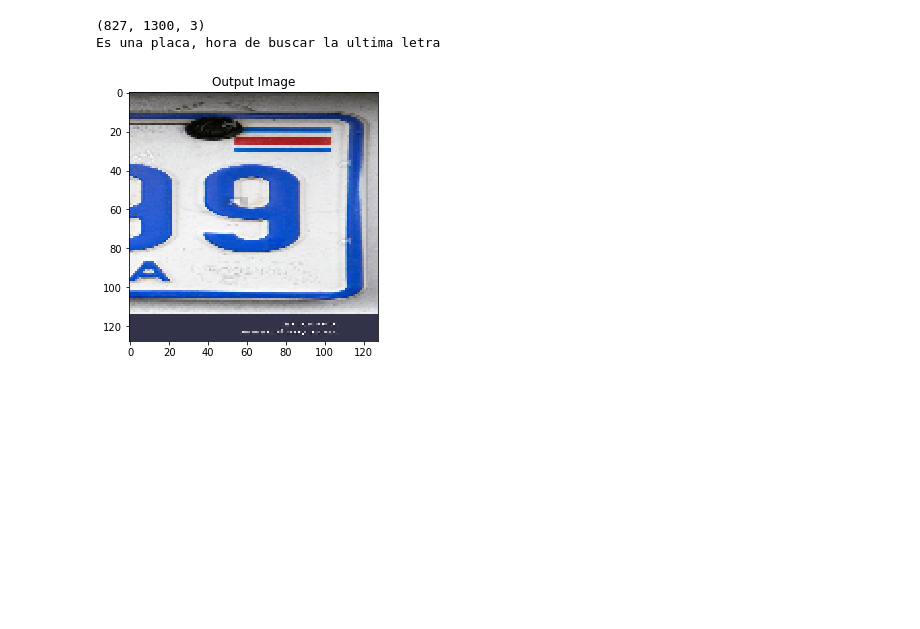
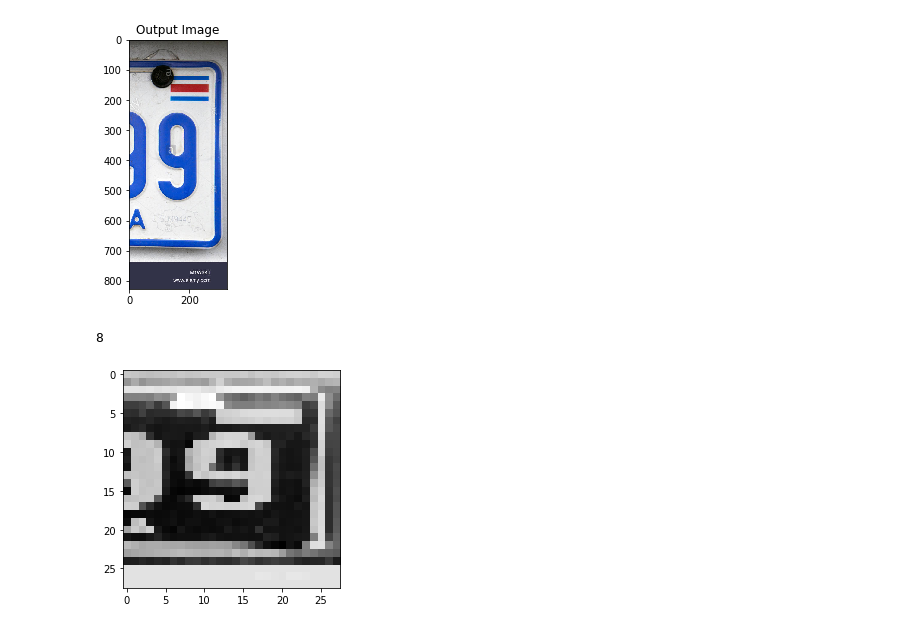
Before and after one commit to nerox/Proyecto-Final-HPES, a Jupyter notebook: Model_Loader_JETSON.ipynb, the cells around one changed output. Cells and saved outputs as stored; diff of their text form; code cells hidden in the pictures; blank space fills up the shorter version.

```diff
--- a/Model_Loader_JETSON.ipynb
+++ b/Model_Loader_JETSON.ipynb
@@ -7,7 +7,11 @@ import cv2
 import pickle
 import pandas as pd
 import json
+import matplotlib.pyplot as plt
+from skimage.color import rgb2gray
+
 from PIL import Image
+from skimage.transform import resize
 
 from tensorflow.keras.preprocessing.image import ImageDataGenerator
 from tensorflow.keras.models import Sequential
@@ -41,6 +45,31 @@ def load_first_model():
     model.load_weights(checkpoint_path)
     return model
 
+def load_second_model():
+    (x_train, y_train), (x_test, y_test) = tf.keras.datasets.mnist.load_data()
+    # Reshaping the array to 4-dims so that it can work with the Keras API
+    x_train = x_train.reshape(x_train.shape[0], 28, 28, 1)
+    x_test = x_test.reshape(x_test.shape[0], 28, 28, 1)
+    input_shape = (28, 28, 1)
+    # Making sure that the values are float so that we can get decimal points after division
+    x_train = x_train.astype('float32')
+    x_test = x_test.astype('float32')
+    # Normalizing the RGB codes by dividing it to the max RGB value.
+    x_train /= 255
+    x_test /= 255
+    # Creating a Sequential Model and adding the layers
+    model = Sequential()
+    model.add(Conv2D(28, kernel_size=(3,3), input_shape=input_shape))
+    model.add(MaxPooling2D(pool_size=(2, 2)))
+    model.add(Flatten()) # Flattening the 2D arrays for fully connected layers
+    model.add(Dense(128, activation=tf.nn.relu))
+    model.add(Dropout(0.2))
+    model.add(Dense(10,activation=tf.nn.softmax))
+    checkpoint_path = "/home/alejandro/Verny_Model/Model_Verny1.ckpt"
+
+    model.load_weights(checkpoint_path)
+    return model
+
 def get_image_in_format(filepath):
     im = np.array(Image.open(filepath))
     print(im.shape)
@@ -50,8 +79,24 @@ def get_image_in_format(filepath):
 def get_image(filepath):
     im = np.array(Image.open(filepath))
     return im
+def get_second_model_evaluation(image_original,model):
+    img_rows, img_cols = 28, 28
+    image_original_gray = rgb2gray(image_original)
+    image_original_gray_res = resize(image_original_gray, (28,28))
+
+    #image1 = image_original.reshape(367500, 28, 28,1)
+    #prediction = model.predict(r'C:\Users\vernyjmo\Google Drive\Maestria\5 Cuatrimestre\Reconocimiento de Patrones\Proyecto_Final\Numeros\1.jpg')
+
+    #print(prediction)
+
+    image_index = 3333
+    plt.imshow(image_original_gray_res.reshape(28, 28),cmap='Greys')
+    pred = model.predict(image_original_gray_res.reshape(1, img_rows, img_cols, 1))
+
+    return pred.argmax()
 def main():
     first_model=load_first_model()
+    second_model=load_second_model()
     #agregar funcionalidad de caputrar imagen.
     #por ahora estamos usando una imagen fija
     plate_image=get_image_in_format('/home/alejandro/placas/prueba10.jpg')
@@ -65,14 +110,16 @@ def main():
         x_point_bot = raw_image.shape[1]
         y_point_bot = raw_image.shape[0]
         plateImage = Image.fromarray(raw_image).crop((x_point_top, y_point_top, x_point_bot, y_point_bot))
-        plateImage=plateImage.resize((IMG_SIZE,IMG_SIZE))
-        #deberia hacer un llamado al modelo de verny
         fig, ax = plt.subplots(1, 1, constrained_layout=True)
+        print(type(plateImage))
         # Set title
         ax.set_title('Output Image')
         # Display the images
         ax.imshow(plateImage)
         plt.show()
+        #deberia hacer un llamado al modelo de verny
+        plate_number=get_second_model_evaluation(np.asarray(plateImage),second_model)
+        print(plate_number)
     else:
         print("No es placa")
 
@@ -101,3 +134,3 @@ W0824 18:38:43.858786 139961727289152 util.py:252] A checkpoint was restored (e.
+[figure, new version]
-(827, 1300, 3)
-Es una placa, hora de buscar la ultima letra
+8
-[figure, old version]
+[figure, added]
```
Also changed, not shown: parts of 1 cell of this notebook.
